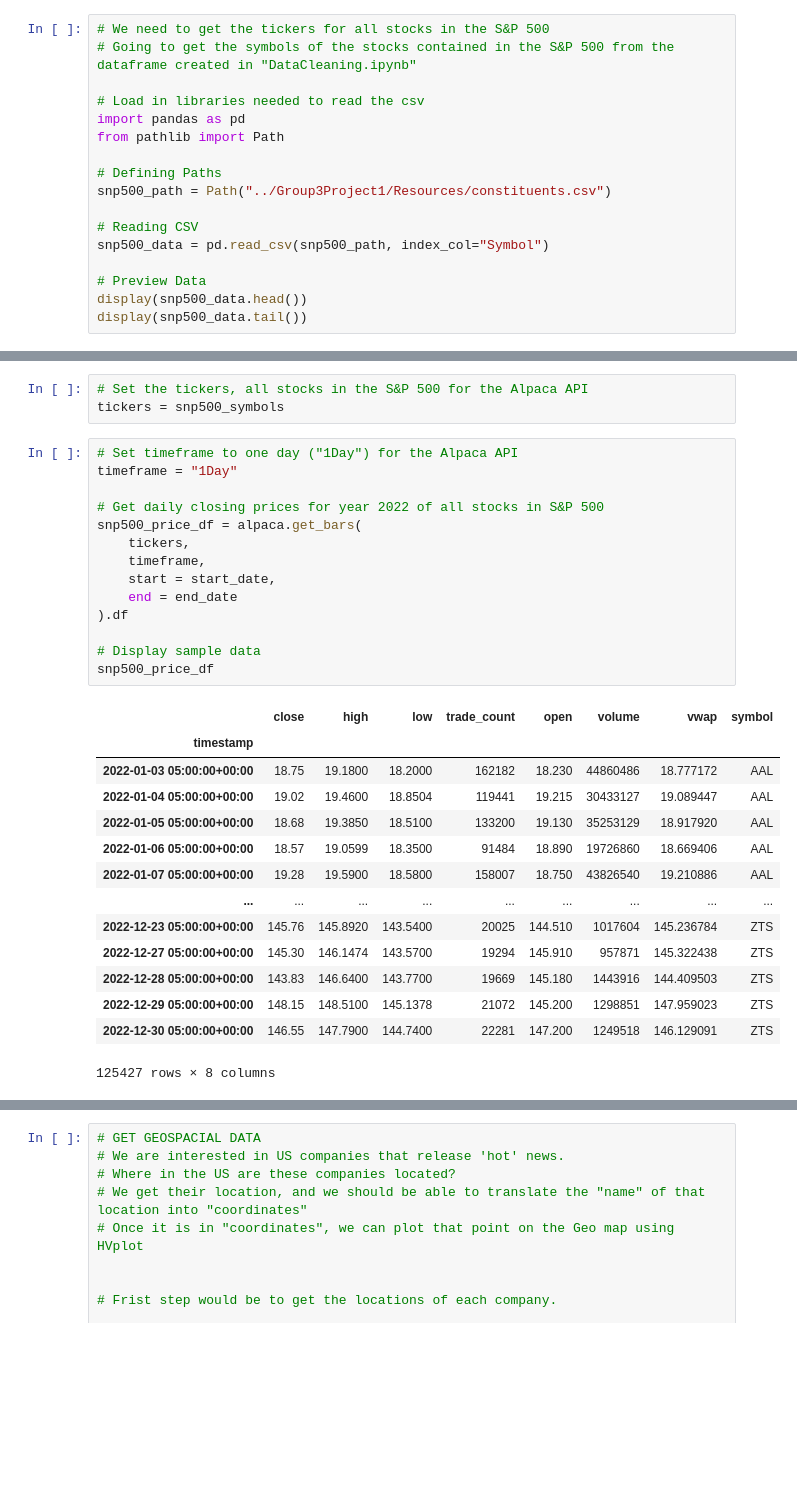
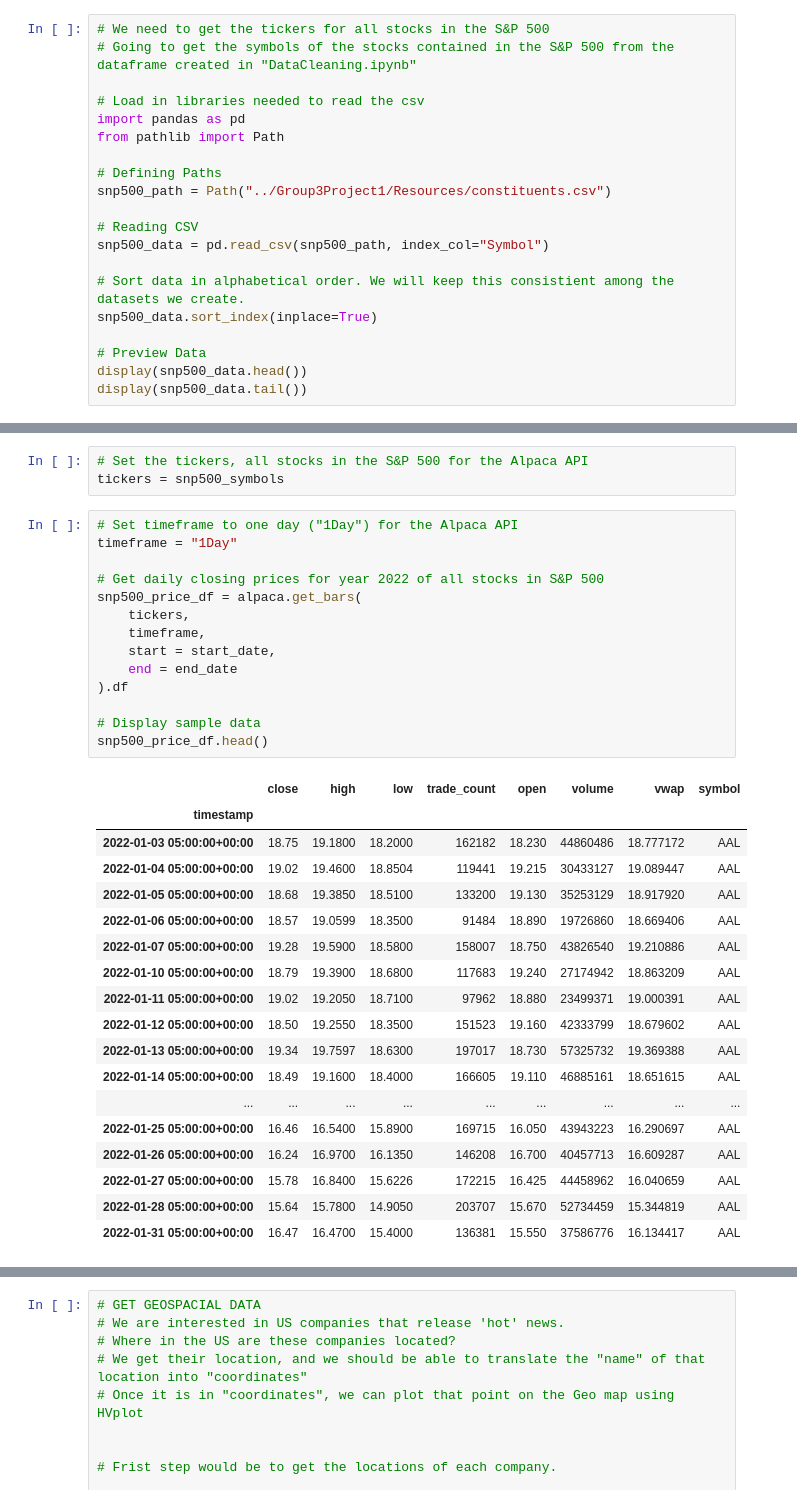
Before and after one commit to MontgomeryG/Group3Project1, a Jupyter notebook: InitialNotebook.ipynb, the cells around one changed output, grey strips where cells are left out. Cells and saved outputs as stored; diff of their text form; blank space fills up the shorter version.

```diff
--- a/InitialNotebook.ipynb
+++ b/InitialNotebook.ipynb
@@ -54,6 +54,9 @@ snp500_path = Path("../Group3Project1/Resources/constituents.csv")
 # Reading CSV
 snp500_data = pd.read_csv(snp500_path, index_col="Symbol")
 
+# Sort data in alphabetical order. We will keep this consistient among the datasets we create.
+snp500_data.sort_index(inplace=True)
+
 # Preview Data
 display(snp500_data.head())
 display(snp500_data.tail())
@@ -113,29 +116,33 @@ tickers = snp500_symbols
 # %%
 # Set timeframe to one day ("1Day") for the Alpaca API
 timeframe = "1Day"
 
 # Get daily closing prices for year 2022 of all stocks in S&P 500
 snp500_price_df = alpaca.get_bars(
     tickers,
     timeframe,
     start = start_date,
     end = end_date
 ).df
 
 # Display sample data
-snp500_price_df
+snp500_price_df.head()
 # %% [output]
 |  | close | high | low | trade_count | open | volume | vwap | symbol |
 | timestamp |  |  |  |  |  |  |  |  |
 | 2022-01-03 05:00:00+00:00 | 18.75 | 19.1800 | 18.2000 | 162182 | 18.230 | 44860486 | 18.777172 | AAL |
 | 2022-01-04 05:00:00+00:00 | 19.02 | 19.4600 | 18.8504 | 119441 | 19.215 | 30433127 | 19.089447 | AAL |
 | 2022-01-05 05:00:00+00:00 | 18.68 | 19.3850 | 18.5100 | 133200 | 19.130 | 35253129 | 18.917920 | AAL |
 | 2022-01-06 05:00:00+00:00 | 18.57 | 19.0599 | 18.3500 | 91484 | 18.890 | 19726860 | 18.669406 | AAL |
 | 2022-01-07 05:00:00+00:00 | 19.28 | 19.5900 | 18.5800 | 158007 | 18.750 | 43826540 | 19.210886 | AAL |
+| 2022-01-10 05:00:00+00:00 | 18.79 | 19.3900 | 18.6800 | 117683 | 19.240 | 27174942 | 18.863209 | AAL |
+| 2022-01-11 05:00:00+00:00 | 19.02 | 19.2050 | 18.7100 | 97962 | 18.880 | 23499371 | 19.000391 | AAL |
+| 2022-01-12 05:00:00+00:00 | 18.50 | 19.2550 | 18.3500 | 151523 | 19.160 | 42333799 | 18.679602 | AAL |
+| 2022-01-13 05:00:00+00:00 | 19.34 | 19.7597 | 18.6300 | 197017 | 18.730 | 57325732 | 19.369388 | AAL |
+| 2022-01-14 05:00:00+00:00 | 18.49 | 19.1600 | 18.4000 | 166605 | 19.110 | 46885161 | 18.651615 | AAL |
 | ... | ... | ... | ... | ... | ... | ... | ... | ... |
-| 2022-12-23 05:00:00+00:00 | 145.76 | 145.8920 | 143.5400 | 20025 | 144.510 | 1017604 | 145.236784 | ZTS |
-| 2022-12-27 05:00:00+00:00 | 145.30 | 146.1474 | 143.5700 | 19294 | 145.910 | 957871 | 145.322438 | ZTS |
-| 2022-12-28 05:00:00+00:00 | 143.83 | 146.6400 | 143.7700 | 19669 | 145.180 | 1443916 | 144.409503 | ZTS |
-| 2022-12-29 05:00:00+00:00 | 148.15 | 148.5100 | 145.1378 | 21072 | 145.200 | 1298851 | 147.959023 | ZTS |
-| 2022-12-30 05:00:00+00:00 | 146.55 | 147.7900 | 144.7400 | 22281 | 147.200 | 1249518 | 146.129091 | ZTS |
+| 2022-01-25 05:00:00+00:00 | 16.46 | 16.5400 | 15.8900 | 169715 | 16.050 | 43943223 | 16.290697 | AAL |
+| 2022-01-26 05:00:00+00:00 | 16.24 | 16.9700 | 16.1350 | 146208 | 16.700 | 40457713 | 16.609287 | AAL |
+| 2022-01-27 05:00:00+00:00 | 15.78 | 16.8400 | 15.6226 | 172215 | 16.425 | 44458962 | 16.040659 | AAL |
+| 2022-01-28 05:00:00+00:00 | 15.64 | 15.7800 | 14.9050 | 203707 | 15.670 | 52734459 | 15.344819 | AAL |
+| 2022-01-31 05:00:00+00:00 | 16.47 | 16.4700 | 15.4000 | 136381 | 15.550 | 37586776 | 16.134417 | AAL |
-125427 rows × 8 columns
```
Also changed, not shown: parts of 8 cells of this notebook.
